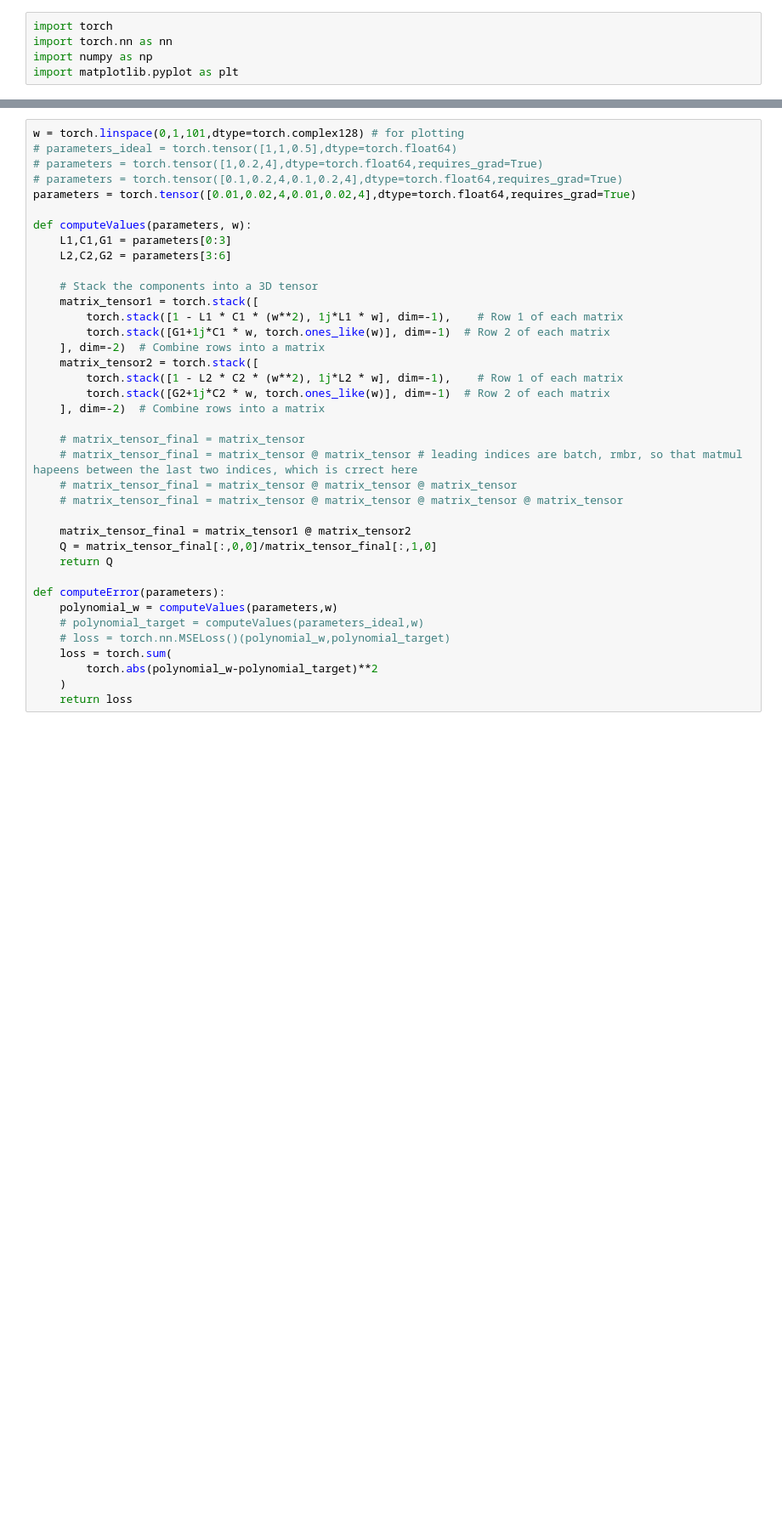
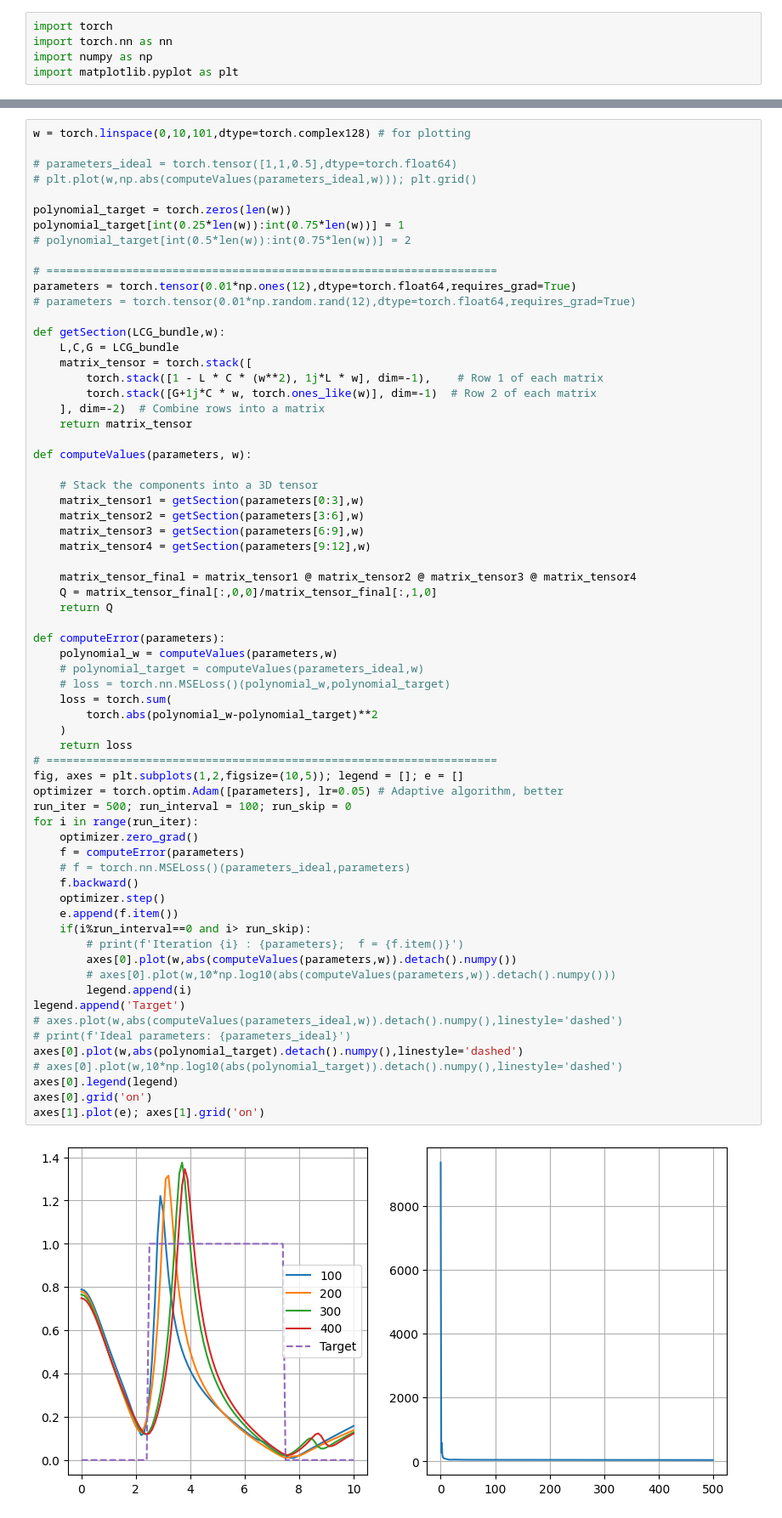
Before and after one commit to a-dag-a/sandbox__ML, a Jupyter notebook: autodiff/WIP.ipynb, the cells around one changed output, grey strips where cells are left out. Shown: that part at 85% size. Drawn from its saved outputs; the diff is of its cells as text; blank space fills up the shorter version.

```diff
--- a/autodiff/WIP.ipynb
+++ b/autodiff/WIP.ipynb
@@ -28,38 +30,68 @@ plt.plot(w,abs(polynomial_target)); plt.grid()
 # %%
-w = torch.linspace(0,1,101,dtype=torch.complex128) # for plotting
+w = torch.linspace(0,10,101,dtype=torch.complex128) # for plotting
+
 # parameters_ideal = torch.tensor([1,1,0.5],dtype=torch.float64)
-# parameters = torch.tensor([1,0.2,4],dtype=torch.float64,requires_grad=True)
-# parameters = torch.tensor([0.1,0.2,4,0.1,0.2,4],dtype=torch.float64,requires_grad=True)
-parameters = torch.tensor([0.01,0.02,4,0.01,0.02,4],dtype=torch.float64,requires_grad=True)
+# plt.plot(w,np.abs(computeValues(parameters_ideal,w))); plt.grid()
+
+polynomial_target = torch.zeros(len(w))
+polynomial_target[int(0.25*len(w)):int(0.75*len(w))] = 1
+# polynomial_target[int(0.5*len(w)):int(0.75*len(w))] = 2
+
+# ====================================================================
+parameters = torch.tensor(0.01*np.ones(12),dtype=torch.float64,requires_grad=True)
+# parameters = torch.tensor(0.01*np.random.rand(12),dtype=torch.float64,requires_grad=True)
+
+def getSection(LCG_bundle,w):
+    L,C,G = LCG_bundle
+    matrix_tensor = torch.stack([
+        torch.stack([1 - L * C * (w**2), 1j*L * w], dim=-1),    # Row 1 of each matrix
+        torch.stack([G+1j*C * w, torch.ones_like(w)], dim=-1)  # Row 2 of each matrix
+    ], dim=-2)  # Combine rows into a matrix
+    return matrix_tensor
 
 def computeValues(parameters, w):
-    L1,C1,G1 = parameters[0:3]
-    L2,C2,G2 = parameters[3:6]
 
     # Stack the components into a 3D tensor
-    matrix_tensor1 = torch.stack([
-        torch.stack([1 - L1 * C1 * (w**2), 1j*L1 * w], dim=-1),    # Row 1 of each matrix
-        torch.stack([G1+1j*C1 * w, torch.ones_like(w)], dim=-1)  # Row 2 of each matrix
-    ], dim=-2)  # Combine rows into a matrix
-    matrix_tensor2 = torch.stack([
-        torch.stack([1 - L2 * C2 * (w**2), 1j*L2 * w], dim=-1),    # Row 1 of each matrix
-        torch.stack([G2+1j*C2 * w, torch.ones_like(w)], dim=-1)  # Row 2 of each matrix
-    ], dim=-2)  # Combine rows into a matrix
+    matrix_tensor1 = getSection(parameters[0:3],w)
+    matrix_tensor2 = getSection(parameters[3:6],w)
+    matrix_tensor3 = getSection(parameters[6:9],w)
+    matrix_tensor4 = getSection(parameters[9:12],w)
 
-    # matrix_tensor_final = matrix_tensor
-    # matrix_tensor_final = matrix_tensor @ matrix_tensor # leading indices are batch, rmbr, so that matmul hapeens between the last two indices, which is crrect here
-    # matrix_tensor_final = matrix_tensor @ matrix_tensor @ matrix_tensor
-    # matrix_tensor_final = matrix_tensor @ matrix_tensor @ matrix_tensor @ matrix_tensor
-
-    matrix_tensor_final = matrix_tensor1 @ matrix_tensor2
+    matrix_tensor_final = matrix_tensor1 @ matrix_tensor2 @ matrix_tensor3 @ matrix_tensor4
     Q = matrix_tensor_final[:,0,0]/matrix_tensor_final[:,1,0]
     return Q
 
 def computeError(parameters):
     polynomial_w = computeValues(parameters,w)
     # polynomial_target = computeValues(parameters_ideal,w)
     # loss = torch.nn.MSELoss()(polynomial_w,polynomial_target)
     loss = torch.sum(
         torch.abs(polynomial_w-polynomial_target)**2
     )
     return loss
+# ====================================================================
+fig, axes = plt.subplots(1,2,figsize=(10,5)); legend = []; e = []
+optimizer = torch.optim.Adam([parameters], lr=0.05) # Adaptive algorithm, better
+run_iter = 500; run_interval = 100; run_skip = 0
+for i in range(run_iter):
+    optimizer.zero_grad()
+    f = computeError(parameters)
+    # f = torch.nn.MSELoss()(parameters_ideal,parameters)
+    f.backward()
+    optimizer.step()
+    e.append(f.item())
+    if(i%run_interval==0 and i> run_skip):
+        # print(f'Iteration {i} : {parameters};  f = {f.item()}')
+        axes[0].plot(w,abs(computeValues(parameters,w)).detach().numpy())
+        # axes[0].plot(w,10*np.log10(abs(computeValues(parameters,w)).detach().numpy()))
+        legend.append(i)
+legend.append('Target')
+# axes.plot(w,abs(computeValues(parameters_ideal,w)).detach().numpy(),linestyle='dashed')
+# print(f'Ideal parameters: {parameters_ideal}')
+axes[0].plot(w,abs(polynomial_target).detach().numpy(),linestyle='dashed')
+# axes[0].plot(w,10*np.log10(abs(polynomial_target)).detach().numpy(),linestyle='dashed')
+axes[0].legend(legend)
+axes[0].grid('on')
+axes[1].plot(e); axes[1].grid('on')
+# %% [output]
+[figure, added]
```
Also changed, not shown: parts of 2 cells of this notebook.
